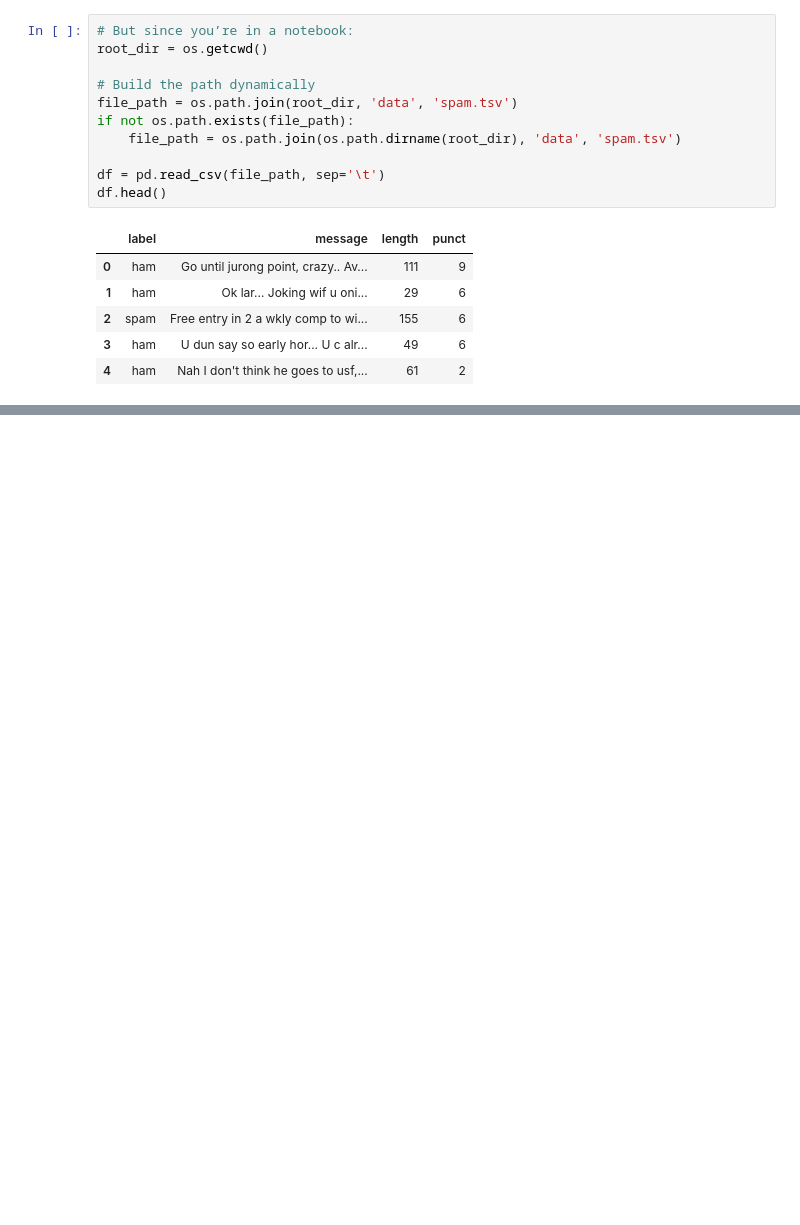
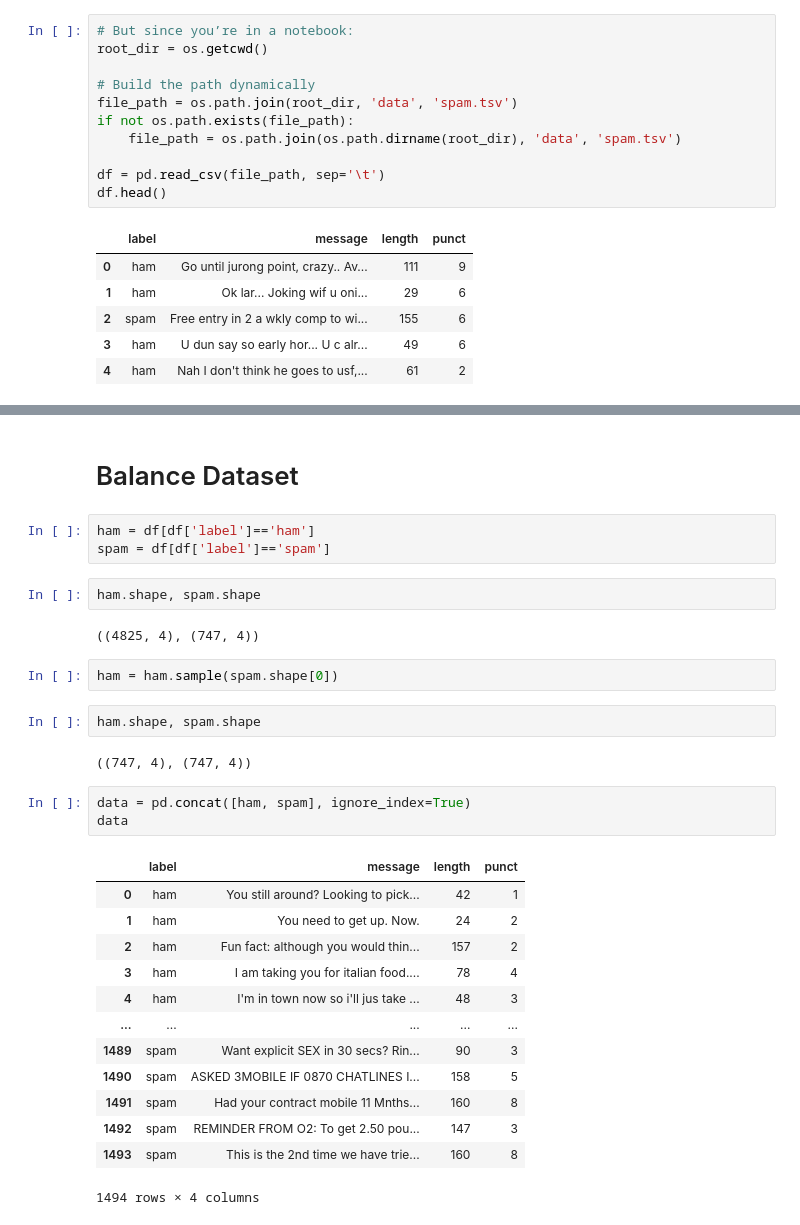
Before and after one commit to Hello-Mitra/Spam-Text-Classification, a Jupyter notebook: notebooks/spam_classifier.ipynb, the cells around one changed output, grey strips where cells are left out. Cells and saved outputs as stored; diff of their text form; blank space fills up the shorter version.

```diff
--- a/notebooks/spam_classifier.ipynb
+++ b/notebooks/spam_classifier.ipynb
@@ -26,0 +67,32 @@ df.head()
+# %% [markdown]
+# Balance Dataset
+# %%
+ham = df[df['label']=='ham']
+spam = df[df['label']=='spam']
+# %%
+ham.shape, spam.shape
+# %% [output]
+((4825, 4), (747, 4))
+# %%
+ham = ham.sample(spam.shape[0])
+# %%
+ham.shape, spam.shape
+# %% [output]
+((747, 4), (747, 4))
+# %%
+data = pd.concat([ham, spam], ignore_index=True)
+data
+# %% [output]
+|  | label | message | length | punct |
+| 0 | ham | You still around? Looking to pick... | 42 | 1 |
+| 1 | ham | You need to get up. Now. | 24 | 2 |
+| 2 | ham | Fun fact: although you would thin... | 157 | 2 |
+| 3 | ham | I am taking you for italian food.... | 78 | 4 |
+| 4 | ham | I'm in town now so i'll jus take ... | 48 | 3 |
+| ... | ... | ... | ... | ... |
+| 1489 | spam | Want explicit SEX in 30 secs? Rin... | 90 | 3 |
+| 1490 | spam | ASKED 3MOBILE IF 0870 CHATLINES I... | 158 | 5 |
+| 1491 | spam | Had your contract mobile 11 Mnths... | 160 | 8 |
+| 1492 | spam | REMINDER FROM O2: To get 2.50 pou... | 147 | 3 |
+| 1493 | spam | This is the 2nd time we have trie... | 160 | 8 |
+1494 rows × 4 columns
```
Also changed, not shown: parts of 26 cells of this notebook.
